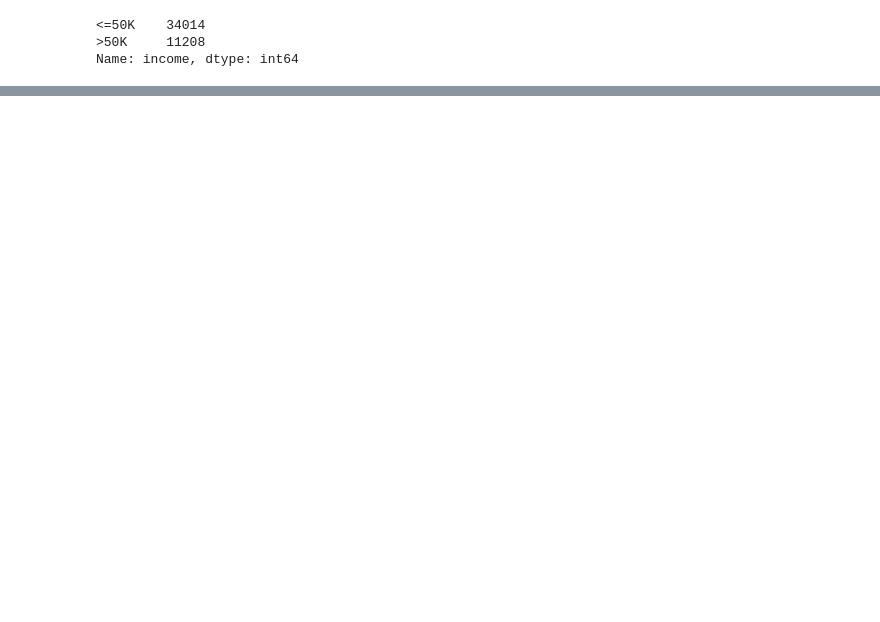
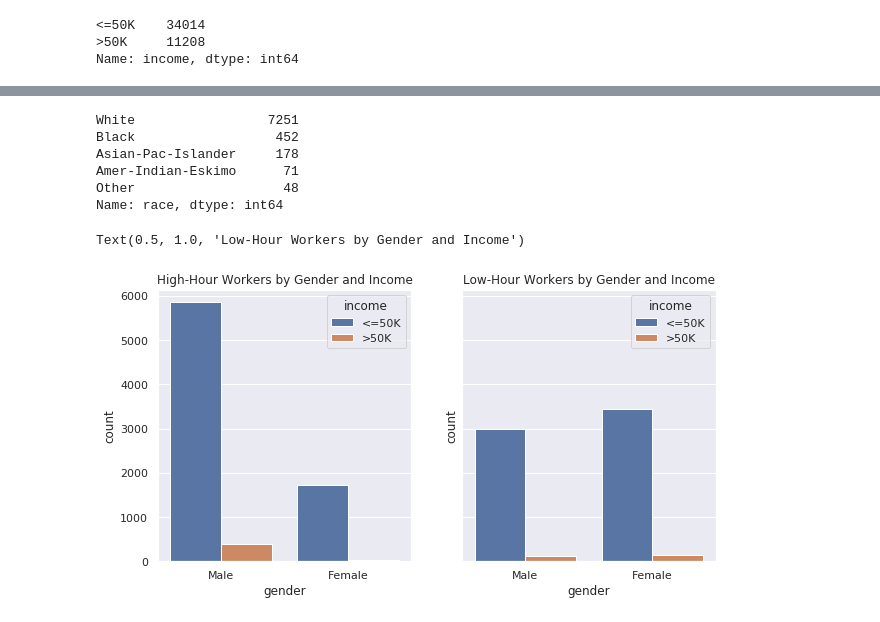
Before and after one commit to vizziviz/otherprojects, a Jupyter notebook: storytelling.ipynb, the cells around one changed output, grey strips where cells are left out. Drawn from its saved outputs; the diff is of its cells as text; code cells hidden in the pictures; blank space fills up the shorter version.

```diff
--- a/storytelling.ipynb
+++ b/storytelling.ipynb
@@ -138,0 +167,32 @@ Series([], Name: hours-per-week, dtype: int64)
+# %%
+#less
+col = 'hours-per-week'
+mask = df['income']=='<=50K'
+segment = df[mask]
+quantile3 = np.quantile(segment[col], 0.75)
+quantile1 = np.quantile(segment[col], 0.25)
+iqr = quantile3 - quantile1
+upper, lower = quantile3 + 1.5*iqr, quantile1 - 1.5*iqr
+high_ol_less, low_ol_less = segment[segment[col]>upper], segment[segment[col]<lower]
+
+#more
+mask = df['income']=='>50K'
+segment = df[mask]
+quantile3 = np.quantile(segment[col], 0.75)
+quantile1 = np.quantile(segment[col], 0.25)
+iqr = quantile3 - quantile1
+upper, lower = quantile3 + 1.5*iqr, quantile1 - 1.5*iqr
+high_ol_more, low_ol_more = segment[segment[col]>upper], segment[segment[col]<lower]
+
+#all
+high_ol = pd.concat([high_ol_less, high_ol_more])
+low_ol = pd.concat([low_ol_less, low_ol_more])
+# %%
+f, (ax1, ax2) = plt.subplots(1, 2, sharey=True)
+sns.set(rc={'figure.figsize':(10, 5)})
+g = sns.countplot(high_ol['race'], hue=high_ol.income, ax=ax1)
+sns.countplot(low_ol['race'], hue=low_ol.income, ax=ax2)
+ax1.set_title('High-Hour Workers by Race and Income')
+ax2.set_title('Low-Hour Workers by Race and Income')
+ax1.set_xticklabels(high_ol['race'].unique(), rotation=90)
+ax2.set_xticklabels(low_ol['race'].unique(), rotation=90)
@@ -138,0 +206,19 @@ Series([], Name: hours-per-week, dtype: int64)
+# %%
+high_ol.race.value_counts()
+# %% [output]
+White                 7251
+Black                  452
+Asian-Pac-Islander     178
+Amer-Indian-Eskimo      71
+Other                   48
+Name: race, dtype: int64
+# %%
+f, (ax1, ax2) = plt.subplots(1, 2, sharey=True)
+sns.set(rc={'figure.figsize':(5, 10)})
+sns.countplot(high_ol['gender'], hue=high_ol.income, ax=ax1, )
+sns.countplot(low_ol['gender'], hue=low_ol.income, ax=ax2)
+ax1.set_title('High-Hour Workers by Gender and Income')
+ax2.set_title('Low-Hour Workers by Gender and Income')
+# %% [output]
+Text(0.5, 1.0, 'Low-Hour Workers by Gender and Income')
+[figure, added]
```
Also changed, not shown: parts of 54 cells of this notebook.
